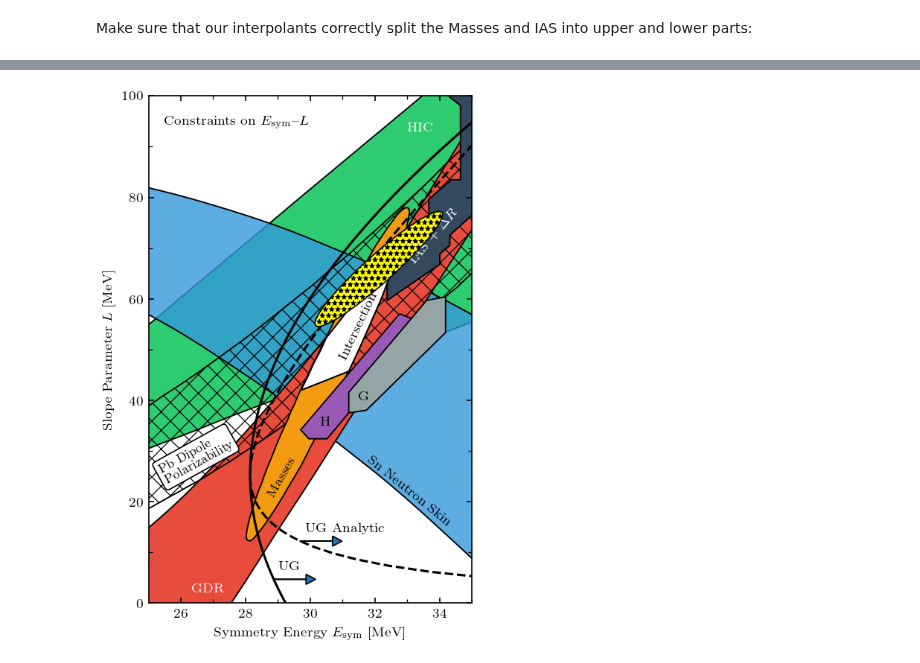
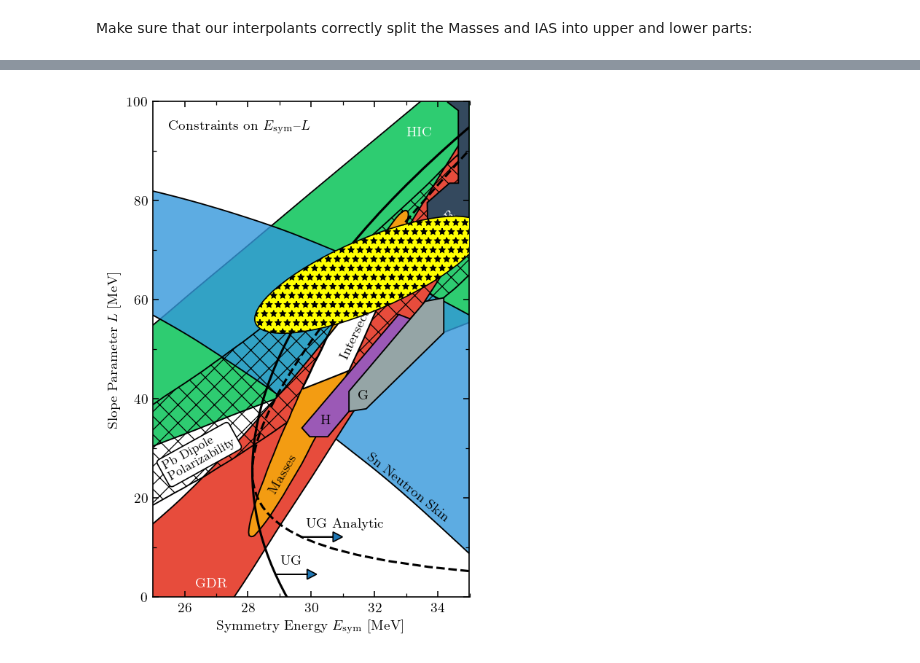
Before and after one commit to buqeye/nuclear-matter-convergence, a Jupyter notebook: analysis/Esym-L/correlation.ipynb, the cells around one changed output, grey strips where cells are left out. Drawn from its saved outputs; the diff is of its cells as text; code cells hidden in the pictures.

```diff
--- a/analysis/Esym-L/correlation.ipynb
+++ b/analysis/Esym-L/correlation.ipynb
@@ -19,7 +19,7 @@ mpl.rcParams['hatch.linewidth'] = 0.6  # Can't be set while plotting
 Pick a color palette below. The plot should change accordingly.
 # %%
 black = 'k'  # This is always the same regardless of palette choice
-
+yellow = 'yellow'
 
 # Flat palette
 flatui = ["#9b59b6", "#3498db", "#95a5a6", "#e74c3c", "#34495e", "#2ecc71"]
@@ -347,12 +349,29 @@ def confidence_ellipse(mean, cov, ax, n_std=3.0, facecolor='none', **kwargs):
     ellipse.set_transform(transf + ax.transData)
     return ax.add_patch(ellipse)
 # %%
-Esym_L_sat_eft = np.array([32.12073106, 65.86374647])
+# Using n=0.16
+# Esym_L_sat_eft = np.array([32.12073106, 65.86374647])
+# cov_Esym_L_eft = np.array([
+#     [ 0.97379613,  5.29651584],
+#     [ 5.29651584, 32.1700109 ]
+# ])
+
+# Using n=0.16 +/- 0.01
+Esym_L_sat_eft = np.array([31.82132552, 65.01346072])
+
 cov_Esym_L_eft = np.array([
-    [ 0.97379613,  5.29651584],
-    [ 5.29651584, 32.1700109 ]
+    [ 3.24842646,  8.0381468 ],
+    [ 8.0381468 , 34.89044073]
 ])
 # %%
+image_type = 'png'
+
+def file_out(i, image_type='pdf'):
+    """Generate a file name for sequential image output.
+    """
+    file_base = 'incremental_plots/Lattimer_Esym_L_'
+    return file_base + f'{i:02d}' + '.' + image_type
+
 fig, ax = plt.subplots(figsize=(3.4, 5), constrained_layout=True)
 
 # set labels and title
@@ -366,12 +385,32 @@ ax.yaxis.set_ticks_position('both')
 # set limits
 ax.set_xlim(25, 35)
 ax.set_ylim(0, 100)
+# ax.xaxis.set_minor_locator(AutoMinorLocator(n=2))
+ax.yaxis.set_minor_locator(AutoMinorLocator(n=2))
 ax.xaxis.set_minor_locator(AutoMinorLocator(n=2))
-ax.yaxis.set_minor_locator(AutoMinorLocator(n=2))
+# ax.set_yticks([10, 30, 50, 70, 90], minor=True)
+# ax.set_yticks([20, 40, 60, 80])
 
 # plot each source separately
-for i, src in enumerate(avail_srcs):
+i = 0
+for src in avail_srcs:
     plot_source(ax, zorder=i/10., **src)
+    fig.savefig(file_out(i, image_type))
+    i += 1
+    if src['label'] == 'Masses':
+        ax.fill_between(
+            Esym[expt_mask], expt_lower[expt_mask], expt_upper[expt_mask],
+            lw=1, facecolor='w', edgecolor='k', zorder=i/10
+        )
+        ax.text(
+            0.65, 0.545, 'Intersection', transform=ax.transAxes,
+            rotation=64.7, ha='center', va='center', zorder=i/10
+        #     fontsize=7,
+        )
+
+        fig.savefig(file_out(i, image_type))
+        i += 1
+
 
 # Plot all experimental constraints
 # ax.fill_between(
@@ -383,45 +422,55 @@ for i, src in enumerate(avail_srcs):
 #     rotation=62, ha='center', va='center', fontsize=7,
 #     arrowprops = dict(arrowstyle = "->", connectionstyle=f"angle,angleA={63-180},angleB=-90,rad=15", shrinkA=0, shrinkB=0)
 # )
-ax.fill_between(
-    Esym[expt_mask], expt_lower[expt_mask], expt_upper[expt_mask],
-    lw=1, facecolor='w', edgecolor='k',
-)
-ax.text(
-    0.65, 0.545, 'Intersection', transform=ax.transAxes,
-    rotation=64.7, ha='center', va='center',
-#     fontsize=7,
-)
+
+# ax.fill_between(
+#     Esym[expt_mask], expt_lower[expt_mask], expt_upper[expt_mask],
+#     lw=1, facecolor='w', edgecolor='k',
+# )
+# ax.text(
+#     0.65, 0.545, 'Intersection', transform=ax.transAxes,
+#     rotation=64.7, ha='center', va='center',
+# #     fontsize=7,
+# )
+
+# i += 1
+# fig.savefig(file_out(i, image_type))
 
 ut = np.linspace(0.001,2,100)
 Esym_tews, L_tews = getUgConstraint( ut, **TewsEtAlSetting)
 ax.plot(Esym_tews, L_tews, c='k')
 
 idx_arrow_tews = 60
 ax.arrow(Esym_tews[idx_arrow_tews], L_tews[idx_arrow_tews], 1, 0, head_length=0.3, head_width=2)
 ax.text(Esym_tews[idx_arrow_tews]+0.15, L_tews[idx_arrow_tews]+1.4, 'UG', ha='left', va='bottom')
 
 # now plot analytic constraint
 L_grid = np.linspace(0.001,120, 100)
 Esym_tews_analytic = getUgAnalyticConstraint(L_grid, EUG0, E0)
 ax.plot(Esym_tews_analytic, L_grid, c='k', ls='--')
 
 idx_arrow_tews_a = 10
 ax.arrow(Esym_tews_analytic[idx_arrow_tews_a], L_grid[idx_arrow_tews_a], 1, 0, head_length=0.3, head_width=2)
 ax.text(Esym_tews_analytic[idx_arrow_tews_a]+0.15, L_grid[idx_arrow_tews_a]+1.4,
         'UG Analytic', ha='left', va='bottom')
 
+
+i += 1
+fig.savefig(file_out(i, image_type))
+
 # plot Drischler et al. (2016)
 # we don't necessarily need to show these data points (no bands)
-#data_D = pd.read_csv("./data/Drischler_2016.csv", names=['Esym', 'L'])
-#ax.scatter(data_D["Esym"], data_D["L"], c="k", marker="*")
+# data_D = pd.read_csv("./data/Drischler_2016.csv", names=['Esym', 'L'])
+# ax.scatter(data_D["Esym"], data_D["L"], c="k", marker="*")
 
 confidence_ellipse(
     Esym_L_sat_eft, cov_Esym_L_eft, ax=ax, n_std=2,
-    facecolor='yellow', edgecolor='k', hatch='***', zorder=10
+    facecolor=yellow, edgecolor='k', hatch='**', zorder=10
 )
 
-# fig.tight_layout()
-fig.savefig("Lattimer_Esym_L.pdf")
+i += 1
+fig.savefig(file_out(i, image_type))
+
+fig.savefig("Lattimer_Esym_L")
 # %% [output]
-[figure, old version]
+[figure, new version]
```
Also changed, not shown: parts of 5 cells of this notebook, 14 other files.
